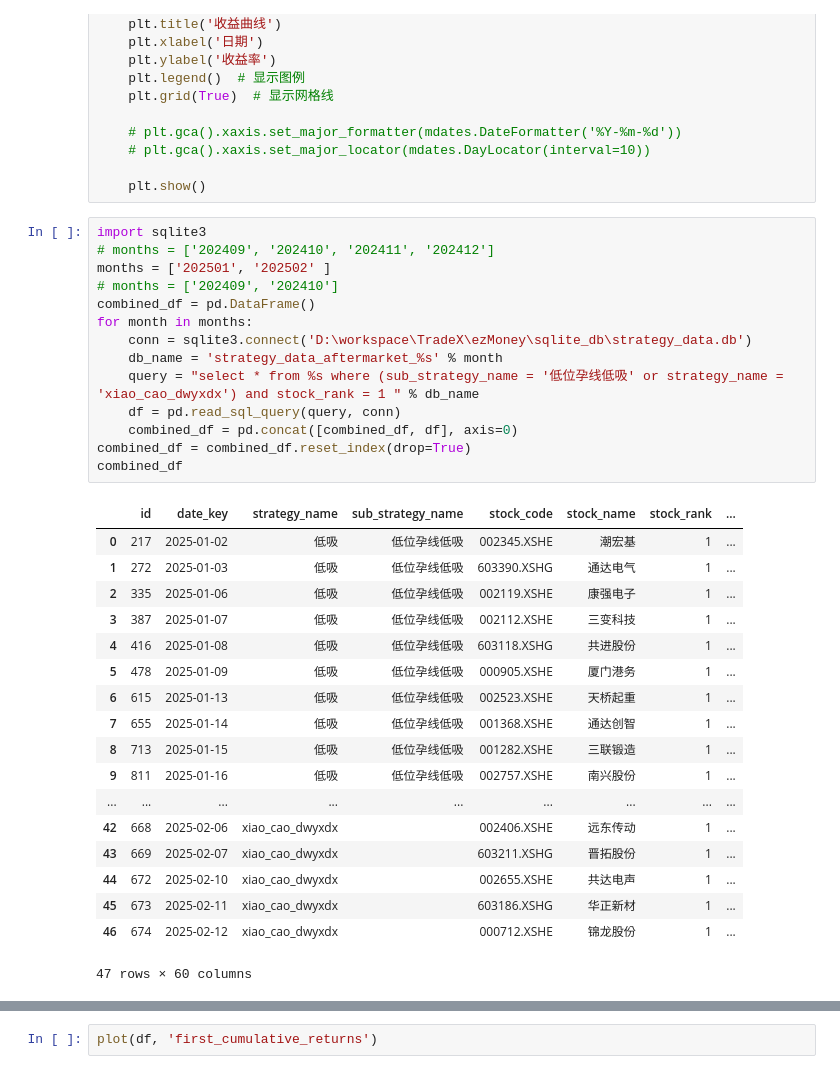
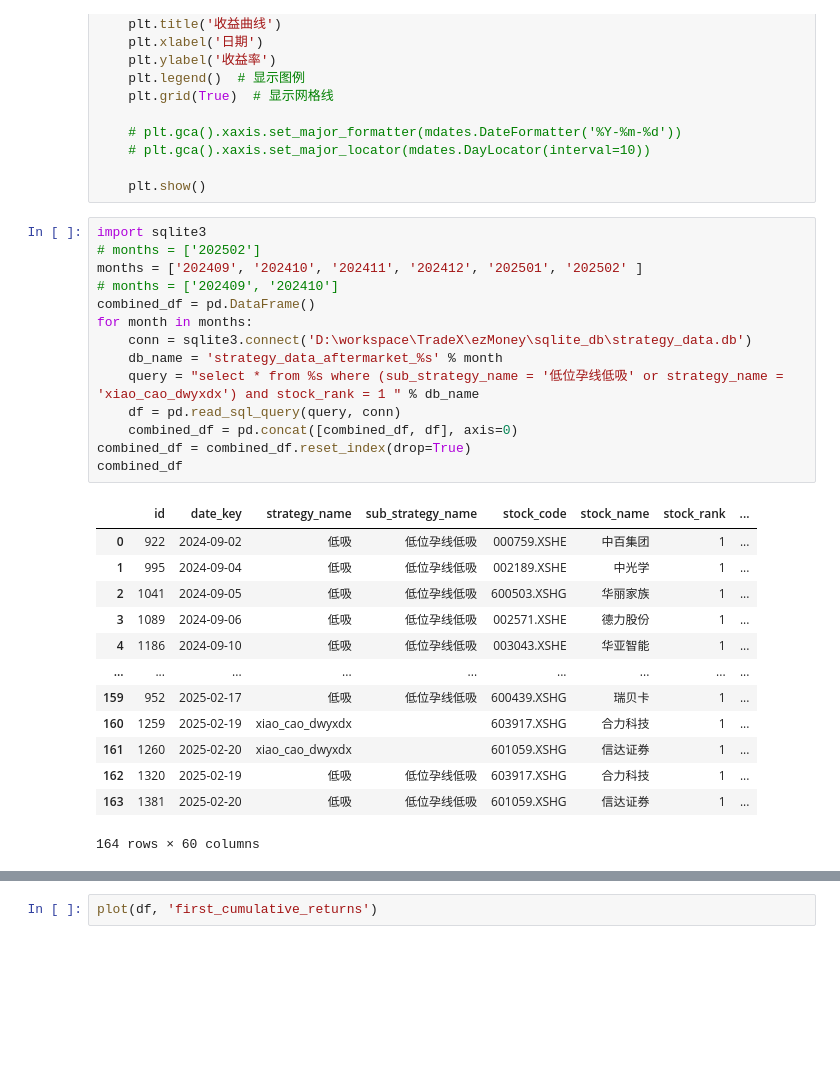
Before and after one commit to wanghw0122/tradeX, a Jupyter notebook: notebook/策略（dwyxdx) 评估 .ipynb, the cells around one changed output, grey strips where cells are left out. Saved outputs shown, nothing was run; the diff lists cells and outputs as text; blank space fills up the shorter version.

```diff
--- a/notebook/策略（dwyxdx) 评估 .ipynb
+++ b/notebook/策略（dwyxdx) 评估 .ipynb
@@ -48,37 +48,32 @@ def plot(df, column):
     plt.show()
 # %%
 import sqlite3
-# months = ['202409', '202410', '202411', '202412']
-months = ['202501', '202502' ]
+# months = ['202502']
+months = ['202409', '202410', '202411', '202412', '202501', '202502' ]
 # months = ['202409', '202410']
 combined_df = pd.DataFrame()
 for month in months:
     conn = sqlite3.connect('D:\workspace\TradeX\ezMoney\sqlite_db\strategy_data.db')
     db_name = 'strategy_data_aftermarket_%s' % month
     query = "select * from %s where (sub_strategy_name = '低位孕线低吸' or strategy_name = 'xiao_cao_dwyxdx') and stock_rank = 1 " % db_name
     df = pd.read_sql_query(query, conn)
     combined_df = pd.concat([combined_df, df], axis=0)
 combined_df = combined_df.reset_index(drop=True)
 combined_df
 # %% [output]
 |  | id | date_key | strategy_name | sub_strategy_name | stock_code | stock_name | stock_rank | ... |
-| 0 | 217 | 2025-01-02 | 低吸 | 低位孕线低吸 | 002345.XSHE | 潮宏基 | 1 | ... |
-| 1 | 272 | 2025-01-03 | 低吸 | 低位孕线低吸 | 603390.XSHG | 通达电气 | 1 | ... |
-| 2 | 335 | 2025-01-06 | 低吸 | 低位孕线低吸 | 002119.XSHE | 康强电子 | 1 | ... |
-| 3 | 387 | 2025-01-07 | 低吸 | 低位孕线低吸 | 002112.XSHE | 三变科技 | 1 | ... |
-| 4 | 416 | 2025-01-08 | 低吸 | 低位孕线低吸 | 603118.XSHG | 共进股份 | 1 | ... |
-| 5 | 478 | 2025-01-09 | 低吸 | 低位孕线低吸 | 000905.XSHE | 厦门港务 | 1 | ... |
-| 6 | 615 | 2025-01-13 | 低吸 | 低位孕线低吸 | 002523.XSHE | 天桥起重 | 1 | ... |
-| 7 | 655 | 2025-01-14 | 低吸 | 低位孕线低吸 | 001368.XSHE | 通达创智 | 1 | ... |
-| 8 | 713 | 2025-01-15 | 低吸 | 低位孕线低吸 | 001282.XSHE | 三联锻造 | 1 | ... |
-| 9 | 811 | 2025-01-16 | 低吸 | 低位孕线低吸 | 002757.XSHE | 南兴股份 | 1 | ... |
+| 0 | 922 | 2024-09-02 | 低吸 | 低位孕线低吸 | 000759.XSHE | 中百集团 | 1 | ... |
+| 1 | 995 | 2024-09-04 | 低吸 | 低位孕线低吸 | 002189.XSHE | 中光学 | 1 | ... |
+| 2 | 1041 | 2024-09-05 | 低吸 | 低位孕线低吸 | 600503.XSHG | 华丽家族 | 1 | ... |
+| 3 | 1089 | 2024-09-06 | 低吸 | 低位孕线低吸 | 002571.XSHE | 德力股份 | 1 | ... |
+| 4 | 1186 | 2024-09-10 | 低吸 | 低位孕线低吸 | 003043.XSHE | 华亚智能 | 1 | ... |
 | ... | ... | ... | ... | ... | ... | ... | ... | ... |
-| 42 | 668 | 2025-02-06 | xiao_cao_dwyxdx |  | 002406.XSHE | 远东传动 | 1 | ... |
-| 43 | 669 | 2025-02-07 | xiao_cao_dwyxdx |  | 603211.XSHG | 晋拓股份 | 1 | ... |
-| 44 | 672 | 2025-02-10 | xiao_cao_dwyxdx |  | 002655.XSHE | 共达电声 | 1 | ... |
-| 45 | 673 | 2025-02-11 | xiao_cao_dwyxdx |  | 603186.XSHG | 华正新材 | 1 | ... |
-| 46 | 674 | 2025-02-12 | xiao_cao_dwyxdx |  | 000712.XSHE | 锦龙股份 | 1 | ... |
+| 159 | 952 | 2025-02-17 | 低吸 | 低位孕线低吸 | 600439.XSHG | 瑞贝卡 | 1 | ... |
+| 160 | 1259 | 2025-02-19 | xiao_cao_dwyxdx |  | 603917.XSHG | 合力科技 | 1 | ... |
+| 161 | 1260 | 2025-02-20 | xiao_cao_dwyxdx |  | 601059.XSHG | 信达证券 | 1 | ... |
+| 162 | 1320 | 2025-02-19 | 低吸 | 低位孕线低吸 | 603917.XSHG | 合力科技 | 1 | ... |
+| 163 | 1381 | 2025-02-20 | 低吸 | 低位孕线低吸 | 601059.XSHG | 信达证券 | 1 | ... |
-47 rows × 60 columns
+164 rows × 60 columns
 # %%
 combined_df = combined_df.drop(['env_json_info', 'block_category_info'], axis=1)
 
```
Also changed, not shown: parts of 13 cells of this notebook, 4 other files.
